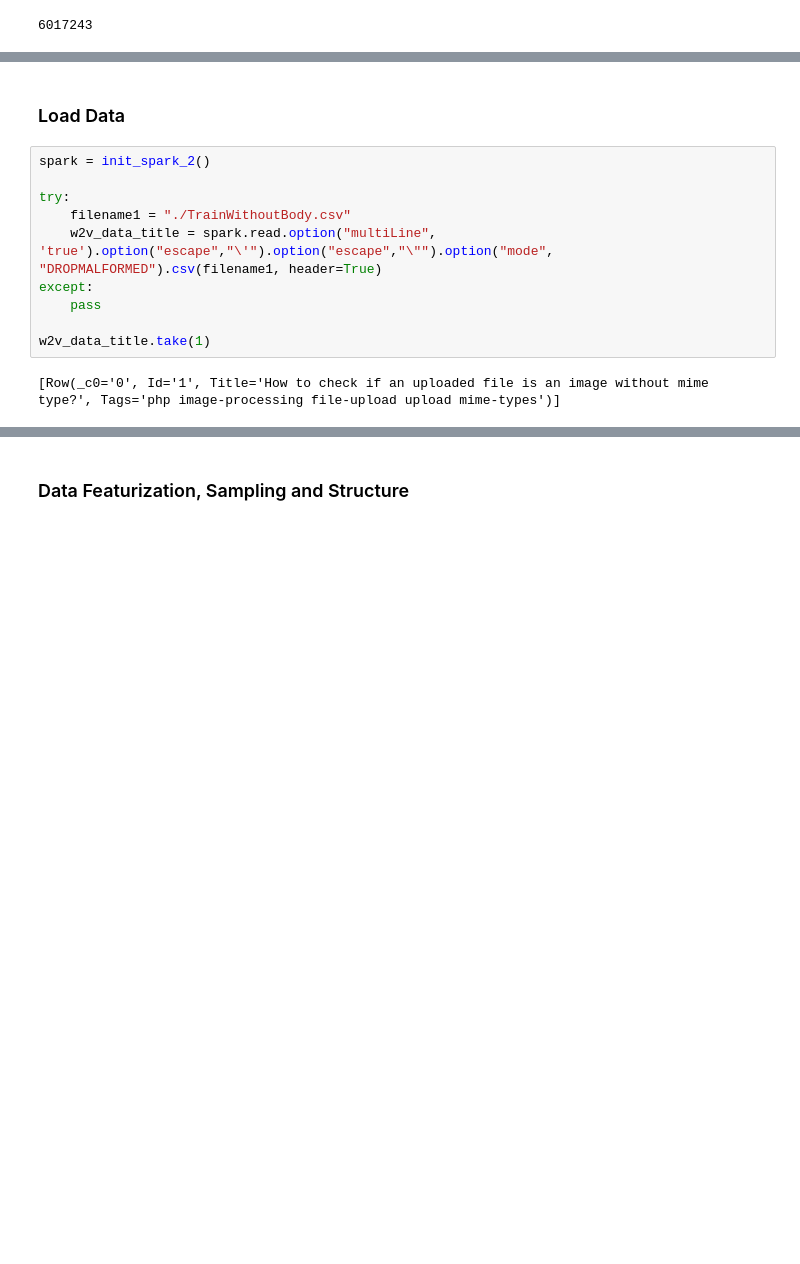
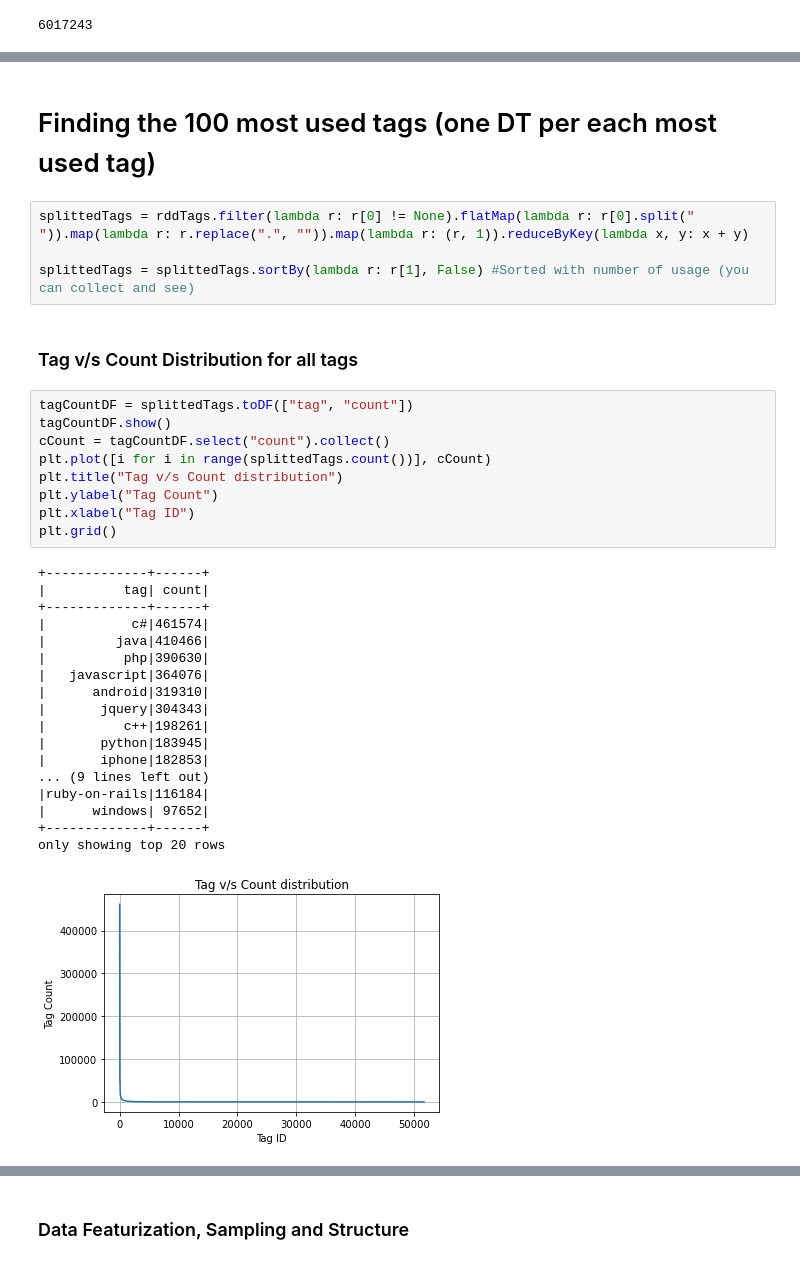
Before and after one commit to flozender/StackExchangeTagPrediction, a Jupyter notebook: Project.ipynb, the cells around one changed output, grey strips where cells are left out. Cells and saved outputs as stored; diff of their text form; blank space fills up the shorter version.

```diff
--- a/Project.ipynb
+++ b/Project.ipynb
@@ -77,14 +53,36 @@ def init_spark_2():
-# %% [markdown]
-### Load Data
-# %%
-spark = init_spark_2()
-
-try:
-    filename1 = "./TrainWithoutBody.csv"
-    w2v_data_title = spark.read.option("multiLine", 'true').option("escape","\'").option("escape","\"").option("mode", "DROPMALFORMED").csv(filename1, header=True)
-except:
-    pass
-
-w2v_data_title.take(1)
-# %% [output]
-[Row(_c0='0', Id='1', Title='How to check if an uploaded file is an image without mime type?', Tags='php image-processing file-upload upload mime-types')]
+# %% [markdown]
+# Finding the 100 most used tags (one DT per each most used tag)
+# %%
+splittedTags = rddTags.filter(lambda r: r[0] != None).flatMap(lambda r: r[0].split(" ")).map(lambda r: r.replace(".", "")).map(lambda r: (r, 1)).reduceByKey(lambda x, y: x + y)
+
+splittedTags = splittedTags.sortBy(lambda r: r[1], False) #Sorted with number of usage (you can collect and see)
+# %% [markdown]
+### Tag v/s Count Distribution for all tags
+# %%
+tagCountDF = splittedTags.toDF(["tag", "count"])
+tagCountDF.show()
+cCount = tagCountDF.select("count").collect()
+plt.plot([i for i in range(splittedTags.count())], cCount)
+plt.title("Tag v/s Count distribution")
+plt.ylabel("Tag Count")
+plt.xlabel("Tag ID")
+plt.grid()
+# %% [output]
++-------------+------+
+|          tag| count|
++-------------+------+
+|           c#|461574|
+|         java|410466|
+|          php|390630|
+|   javascript|364076|
+|      android|319310|
+|       jquery|304343|
+|          c++|198261|
+|       python|183945|
+|       iphone|182853|
+... (9 lines left out)
+|ruby-on-rails|116184|
+|      windows| 97652|
++-------------+------+
+only showing top 20 rows
+[figure, added]
```
Also changed, not shown: parts of 74 cells of this notebook.
